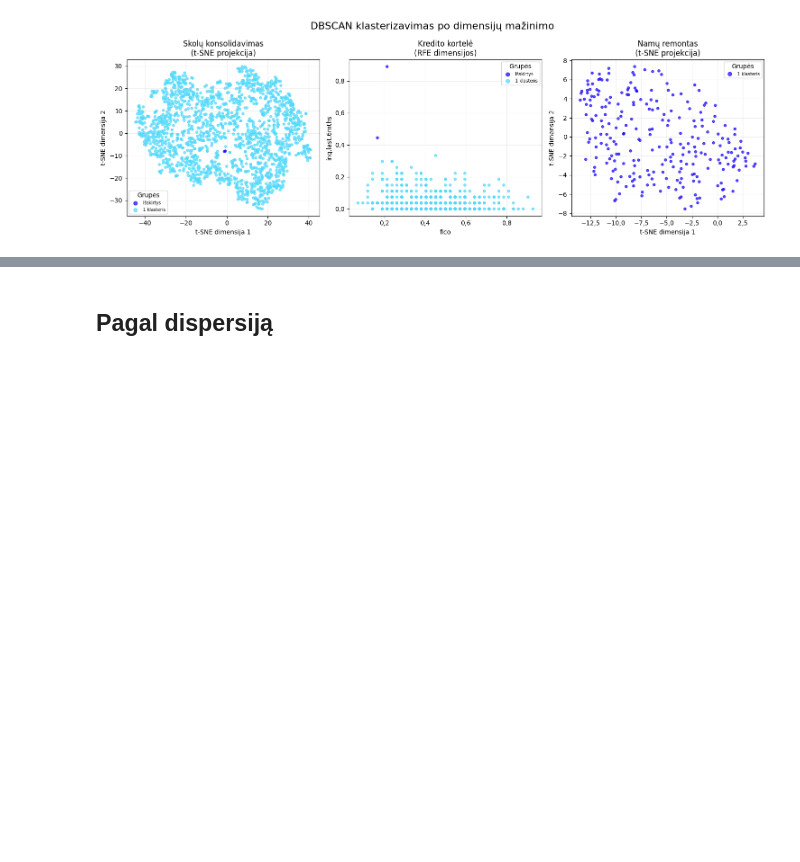
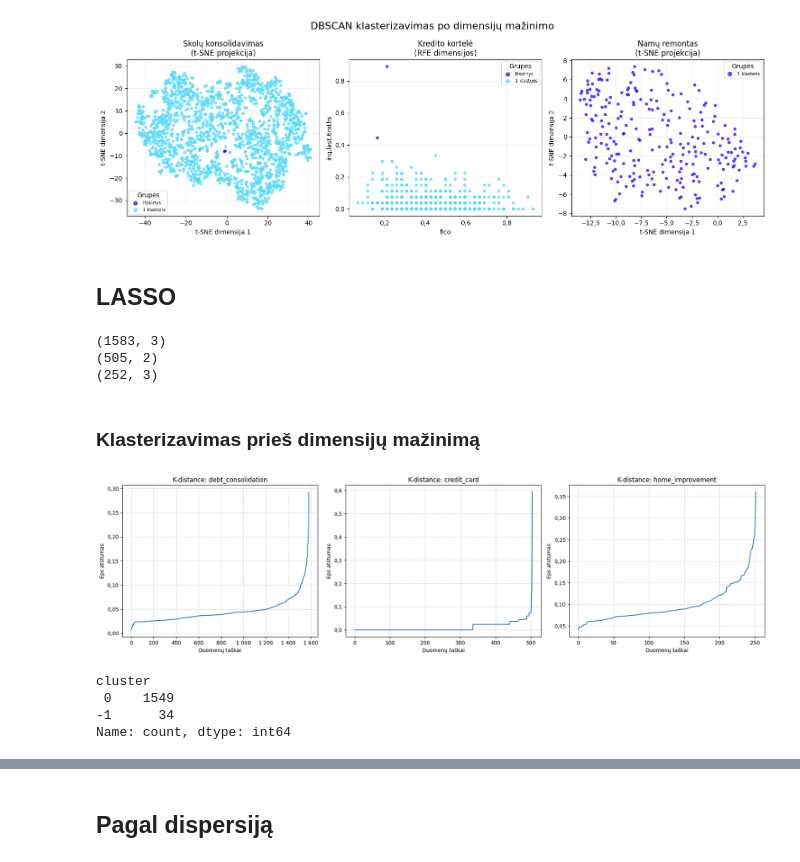
Before and after one commit to EvelinaDu/Papildomi_duomenu_vizualizavimo_skyriai, a Jupyter notebook: 3_laboratorinis/dbscan.ipynb, the cells around one changed output, grey strips where cells are left out. Drawn from its saved outputs; the diff is of its cells as text; code cells hidden in the pictures; blank space fills up the shorter version.

Commit message:
DBSCAN on Lasso subset

```diff
--- a/3_laboratorinis/dbscan.ipynb
+++ b/3_laboratorinis/dbscan.ipynb
@@ -450,7 +453,7 @@ cluster
 -1       4
 Name: count, dtype: int64
 # %%
-dbscan_rfecv_credit_card = DBSCAN(eps=0.15, min_samples=4)
+dbscan_rfecv_credit_card = DBSCAN(eps=0.09, min_samples=4)
 clusters = dbscan_rfecv_credit_card.fit_predict(rfecv_credit_card.select_dtypes(include=[np.number]))
 
 dbscan_clusters_rfecv_credit_card = rfecv_credit_card.copy()
@@ -463,7 +466,7 @@ cluster
 -1      2
 Name: count, dtype: int64
 # %%
-dbscan_rfecv_home_improvement = DBSCAN(eps=0.4, min_samples=10)
+dbscan_rfecv_home_improvement = DBSCAN(eps=0.36, min_samples=10)
 clusters = dbscan_rfecv_home_improvement.fit_predict(rfecv_home_improvement.select_dtypes(include=[np.number]))
 
 dbscan_clusters_rfecv_home_improvement = rfecv_home_improvement.copy()
@@ -540,9 +543,9 @@ plt.show()
 # %%
 groups = [rfecv_debt_consolidation, rfecv_credit_card, rfecv_home_improvement]
 titles = ["Skolų konsolidavimas", "Kredito kortelė", "Namų remontas"]
+n_neighbors_values = [16, 4, 10]
 
 final_coords_for_clustering = []
-
 plt.figure(figsize=(18, 5))
 
 for i, df in enumerate(groups):
@@ -557,20 +560,21 @@ for i, df in enumerate(groups):
 
     final_coords_for_clustering.append(coords)
 
-    neighbors = NearestNeighbors(n_neighbors=18)
+    k = n_neighbors_values[i]
+    neighbors = NearestNeighbors(n_neighbors=k)
     neighbors_fit = neighbors.fit(coords)
     distances, _ = neighbors_fit.kneighbors(coords)
 
-    sorted_distances = np.sort(distances[:, 17], axis=0)
+    sorted_distances = np.sort(distances[:, k - 1], axis=0)
 
     plt.subplot(1, 3, i + 1)
     plt.plot(sorted_distances, color='blue', linewidth=2)
-    plt.title(f'{titles[i]}\n{subtitle}')
+    plt.title(f'{titles[i]}\n{subtitle} (k={k})')
     plt.xlabel('Duomenų taškai')
     plt.ylabel('Eps atstumas')
     plt.grid(True, linestyle='--', alpha=0.6)
 
-plt.suptitle('K-distance grafikai individualiam EPS parinkimui', fontsize=16, y=1.05)
+plt.suptitle('K-distance grafikai su individualiais k parametrais ir dimensijomis', fontsize=16, y=1.05)
 plt.tight_layout()
 plt.show()
 # %% [output]
@@ -622,3 +626,61 @@ plt.tight_layout()
 plt.show()
 # %% [output]
 [figure]
+# %% [markdown]
+## LASSO
+# %%
+lassocv_debt_consolidation = pd.read_csv("LassoCV_debt_consolidation.csv")
+lassocv_credit_card = pd.read_csv("LassoCV_credit_card.csv")
+lassocv_home_improvement = pd.read_csv("LassoCV_home_improvement.csv")
+# %%
+print(lassocv_debt_consolidation.shape)
+print(lassocv_credit_card.shape)
+print(lassocv_home_improvement.shape)
+# %% [output]
+(1583, 3)
+(505, 2)
+(252, 3)
+# %% [markdown]
+### Klasterizavimas prieš dimensijų mažinimą
+# %%
+groups = [lassocv_debt_consolidation, lassocv_credit_card, lassocv_home_improvement]
+titles = top_3_purposes
+
+n_neighbors_values = [6, 4, 6]
+
+plt.figure(figsize=(18, 5))
+
+for i, df in enumerate(groups):
+    numeric_data = df.select_dtypes(include=[np.number])
+
+    k = n_neighbors_values[i]
+    neighbors = NearestNeighbors(n_neighbors=k)
+    neighbors_fit = neighbors.fit(numeric_data)
+    distances, indices = neighbors_fit.kneighbors(numeric_data)
+
+    sorted_distances = np.sort(distances[:, k - 1], axis=0)
+
+    plt.subplot(1, 3, i + 1)
+    plt.plot(sorted_distances)
+    plt.title(f'K-distance: {titles[i]}')
+    plt.xlabel('Duomenų taškai')
+    plt.ylabel('Eps atstumas')
+    plt.grid(True, linestyle='--', alpha=0.6)
+
+plt.tight_layout()
+plt.show()
+# %% [output]
+[figure, added]
+# %%
+dbscan_lassocv_debt_consolidation = DBSCAN(eps=0.1, min_samples=6)
+clusters = dbscan_lassocv_debt_consolidation.fit_predict(lassocv_debt_consolidation.select_dtypes(include=[np.number]))
+
+dbscan_clusters_lassocv_debt_consolidation = lassocv_debt_consolidation.copy()
+dbscan_clusters_lassocv_debt_consolidation['cluster'] = clusters
+
+print(dbscan_clusters_lassocv_debt_consolidation['cluster'].value_counts())
+# %% [output]
+cluster
+ 0    1549
+-1      34
+Name: count, dtype: int64
```
Also changed, not shown: parts of 8 cells of this notebook.
